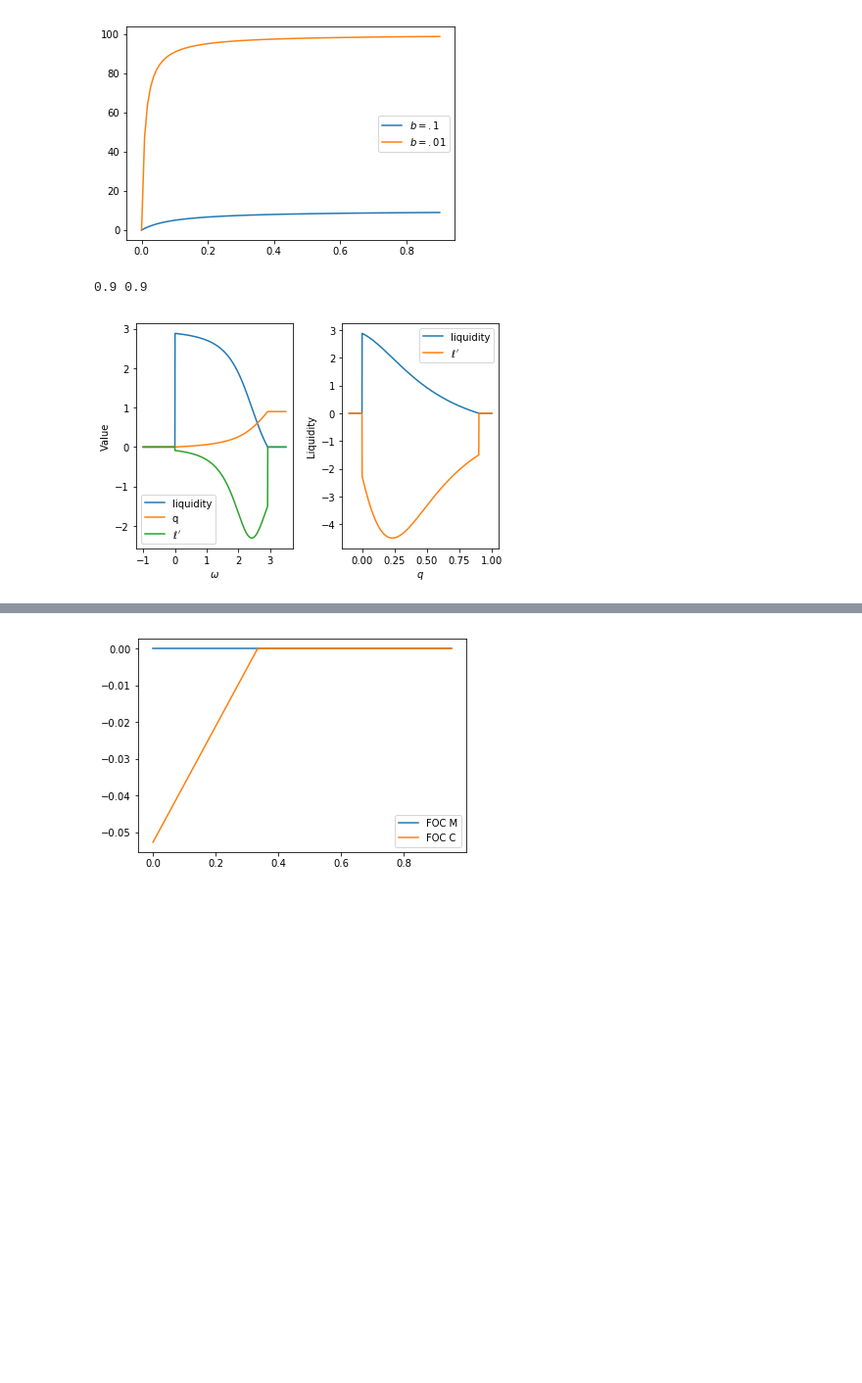
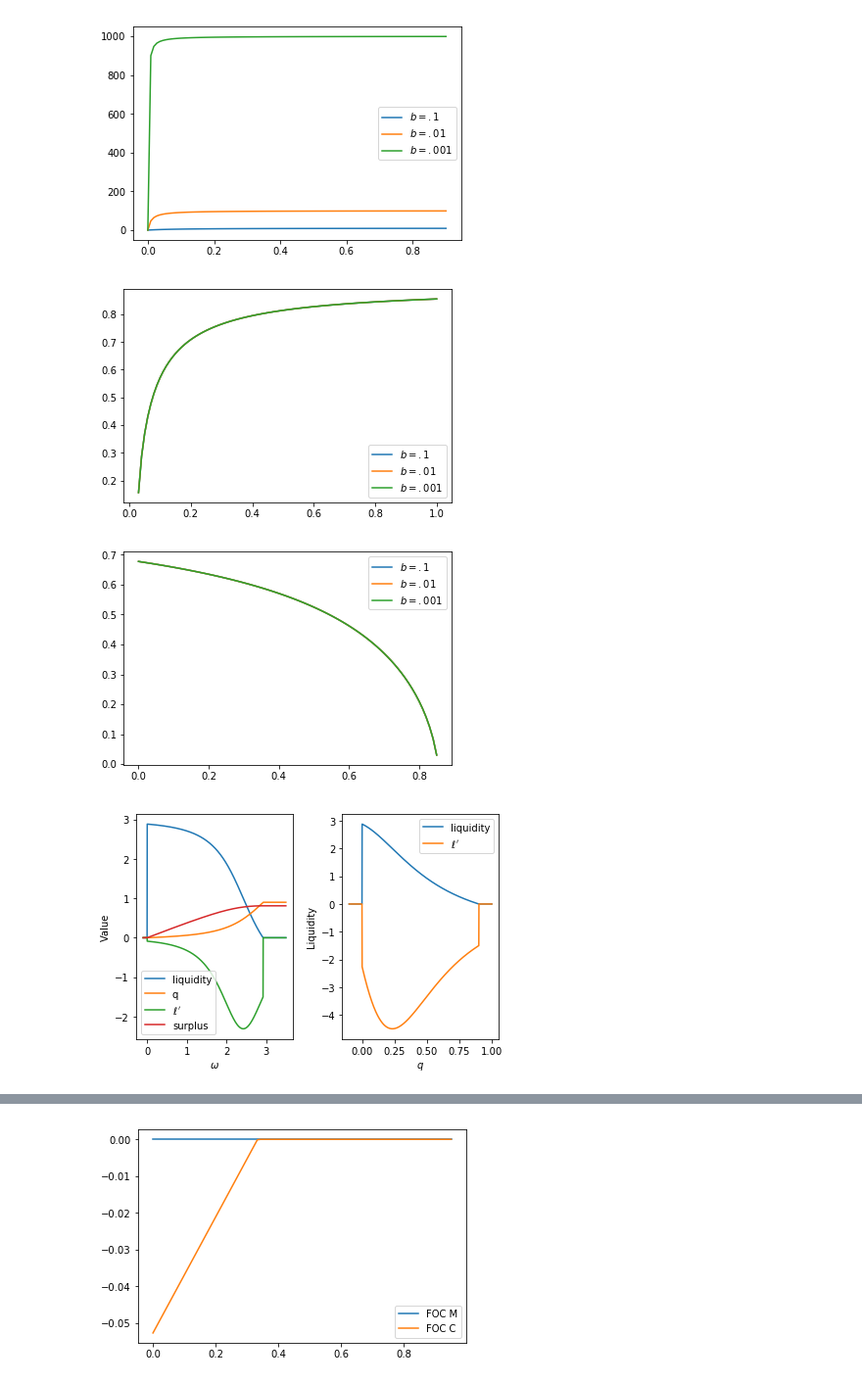
Before and after one commit to spspitze/cryptocurrency, a Jupyter notebook: One Period.ipynb, the cells around one changed output, grey strips where cells are left out. Shown at 98% size. Drawn from its saved outputs; the diff is of its cells as text; code cells hidden in the pictures; blank space fills up the shorter version.

```diff
--- a/One Period.ipynb
+++ b/One Period.ipynb
@@ -192,34 +208,57 @@ plt.show()
 # %%
-# What does u() look like for various b?
-bgrid,qgrid=np.meshgrid([.1,.01],np.linspace(0,qstar,101))
+# What does u() look like for various b? How high of alpha is qm/qb solved for various b?
+bgrid,qgrid=np.meshgrid([.1,.01,.001],np.linspace(0,qstar,101))
+bgrid2,alphagrid=np.meshgrid([.1,.01,.001],np.linspace(0,1,101))
 
 ugrid=((qgrid+bgrid)**(1-eta)-bgrid**(1-eta))/(1-eta)
+lamb=lam*alphagrid # Chance of both type meeting
+lamm=lam*(1-alphagrid) # Chance of money type meeting
+# Both type meetings
+qbgrid=((theta*B*lamb-(1-theta)*(1+gammac-B))/theta/(1+gammac-B+B*lamb))**(1/eta)-b
+# Money type meetings
+qmgrid=((theta*B*lamm-(1-theta)*(gammam-gammac))/theta/(gammam-gammac+B*lamm))**(1/eta)-b
 
 fig,ax=plt.subplots()
 ax.plot(qgrid[:,0],ugrid[:,0],label=r"$b=.1$")
 ax.plot(qgrid[:,1],ugrid[:,1],label=r"$b=.01$")
-#ax.plot(qgrid[:,2],ugrid[:,2],label=r"$b=.001$")
+ax.plot(qgrid[:,2],ugrid[:,2],label=r"$b=.001$")
 ax.legend()
 plt.show()
+
+fig,ax=plt.subplots()
+ax.plot(alphagrid[:,0],qbgrid[:,0],label=r"$b=.1$")
+ax.plot(alphagrid[:,1],qbgrid[:,1],label=r"$b=.01$")
+ax.plot(alphagrid[:,2],qbgrid[:,2],label=r"$b=.001$")
+ax.legend()
+plt.show()
+
+fig,ax=plt.subplots()
+ax.plot(alphagrid[:,0],qmgrid[:,0],label=r"$b=.1$")
+ax.plot(alphagrid[:,1],qmgrid[:,1],label=r"$b=.01$")
+ax.plot(alphagrid[:,2],qmgrid[:,2],label=r"$b=.001$")
+ax.legend()
+plt.show()
 # %% [output]
-[figure, old version]
+[figure, new version]
+[figure, added]
+[figure, added]
 # %%
-# Make sure liquidity, liquidityq, qwealth, dliq and dliqq are working
-wealthgrid=np.linspace(-1,3.5,1001)
+# Make sure liquidity, liquidityq, qwealth, surplus, dliq and dliqq are working
+wealthgrid=np.linspace(-.01/b,.35/b,1001)
 qgrid=np.linspace(-.1,qstar+.1,1001)
-l,lq,q,dl,dlq=[],[],[],[],[]
+l,lq,q,dl,dlq,s=[],[],[],[],[],[]
 
 for wealth in wealthgrid:
-    l.append(liquidity(wealth)),q.append(qwealth(wealth)),dl.append(dliq(wealth))
+    l.append(liquidity(wealth)),q.append(qwealth(wealth)),dl.append(dliq(wealth)),s.append(surplus(wealth)*b)
 
 for qi in qgrid:
     lq.append(liquidityq(qi)),dlq.append(dliqq(qi))
 
-print(qwealth(245.286903733),qwealth(179.815437151))
 fig,axes=plt.subplots(1,2)
 axes[0].plot(wealthgrid,l,label="liquidity")
 axes[0].plot(wealthgrid,q,label="q")
 axes[0].plot(wealthgrid,dl,label=r"$\ell'$")
+axes[0].plot(wealthgrid,s,label=r"surplus")
 axes[0].legend()
 axes[0].set_xlabel(r"$\omega$")
 axes[0].set_ylabel("Value")
@@ -232,8 +271,7 @@ axes[1].set_ylabel("Liquidity")
 plt.tight_layout()
 plt.show()
 # %% [output]
-0.9 0.9
-[figure, old version]
+[figure, new version]
 # %%
 # How does surplus, total liquidity, and buyer's value of money/cc holdings change with alpha?
 Mp=1
```
Also changed, not shown: parts of 20 cells of this notebook.
